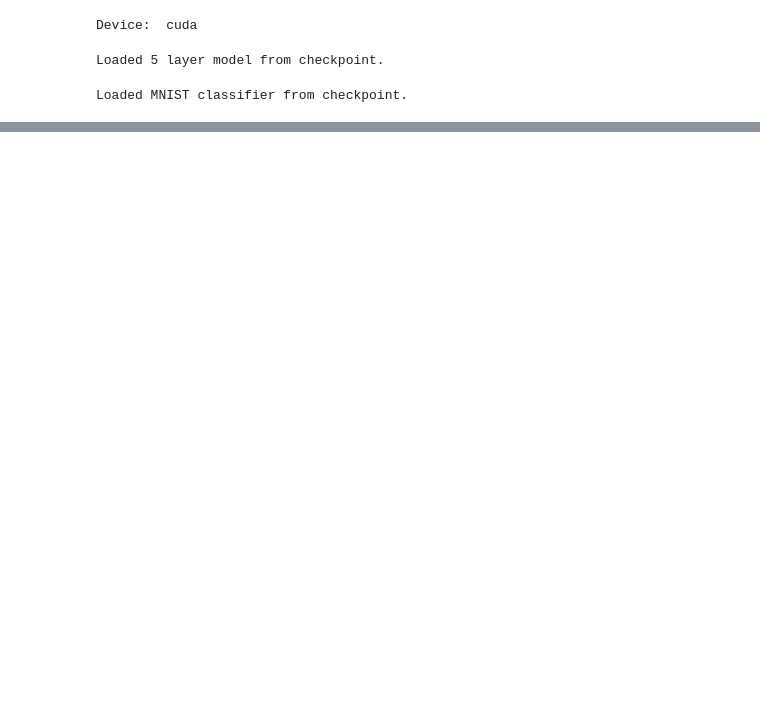
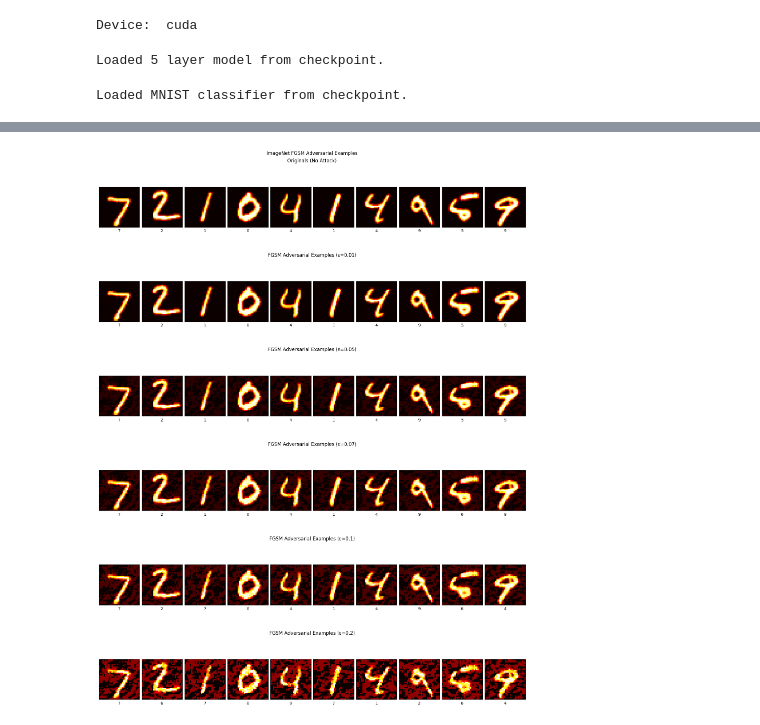
Before and after one commit to armanirodriguez/thesis-code, a Jupyter notebook: MNIST_experiments.ipynb, the cells around one changed output, grey strips where cells are left out. Drawn from its saved outputs; the diff is of its cells as text; code cells hidden in the pictures; blank space fills up the shorter version.

```diff
--- a/MNIST_experiments.ipynb
+++ b/MNIST_experiments.ipynb
@@ -76,7 +105,7 @@ accuracies_fgsm_attack_07 = []
 accuracies_fgsm_attack_10 = []
 accuracies_fgsm_attack_20 = []
 
-epsilons = [0.2, 0.01, 0.05, 0.07, 0.1]
+epsilons = [0.01, 0.05, 0.07, 0.1, 0.2]
 
 eps_to_array = {
     0.01 : accuracies_fgsm_attack_01,
@@ -114,9 +149,10 @@ accuracies_bim_attack_01 = []
 accuracies_bim_attack_05 = []
 accuracies_bim_attack_07 = []
 accuracies_bim_attack_10 = []
+accuracies_bim_attack_20 = []
 
-epsilons = [0.01, 0.05, 0.07, 0.1]
-arrays = [accuracies_bim_attack_01, accuracies_bim_attack_05, accuracies_bim_attack_07, accuracies_bim_attack_10]
+epsilons = [0.01, 0.05, 0.07, 0.1, 0.2]
+arrays = [accuracies_bim_attack_01, accuracies_bim_attack_05, accuracies_bim_attack_07, accuracies_bim_attack_10, accuracies_bim_attack_20]
 
 # BIM Attack
 for epsilon, array in zip(epsilons, arrays):
@@ -149,10 +189,11 @@ accuracies_pgd_attack_01 = []
 accuracies_pgd_attack_05 = []
 accuracies_pgd_attack_07 = []
 accuracies_pgd_attack_10 = []
+accuracies_pgd_attack_20 = []
 
 
-overshoots = [0.01, 0.05, 0.07, 0.1]
-arrays = [accuracies_pgd_attack_01, accuracies_pgd_attack_05, accuracies_pgd_attack_07, accuracies_pgd_attack_10]
+overshoots = [0.01, 0.05, 0.07, 0.1, 0.2]
+arrays = [accuracies_pgd_attack_01, accuracies_pgd_attack_05, accuracies_pgd_attack_07, accuracies_pgd_attack_10, accuracies_pgd_attack_20]
 
 # pgd Attack
 for overshoot, array in zip(overshoots, arrays):
@@ -264,0 +323,53 @@ plt.legend()
+# %%
+num_recons = 10
+
+toImage = ToPILImage()
+dataset = dl_test.dataset
+
+epsilons = [0.01, 0.05, 0.07, 0.1, 0.2]
+
+# create 3x1 subplots
+fig, axs = plt.subplots(nrows=len(epsilons) + 1, ncols=1, constrained_layout=True, figsize=(15,20))
+fig.suptitle('ImageNet FGSM Adversarial Examples')
+
+# clear subplots
+for ax in axs:
+    ax.remove()
+
+# add subfigure per subplot
+gridspec = axs[0].get_subplotspec().get_gridspec()
+subfigs = [fig.add_subfigure(gs) for gs in gridspec]
+
+for row, subfig in enumerate(subfigs):
+    axs = subfig.subplots(nrows=1, ncols=num_recons)
+    if row == 0:
+        subfig.suptitle(f'Originals (No Attack)')
+        y_pred = lenet_model(x.to(lenet_model.device))[:num_recons]
+        y_pred = y_pred.argmax(axis=1)
+        y_pred = list(map(lambda label : label.item(), y_pred))
+        for ndx, x_original in enumerate(x[:num_recons]):
+            axis = axs[ndx]
+            original_img = toImage(x_original)
+            axis.get_yaxis().set_ticks([])
+            axis.get_xaxis().set_ticks([])
+            axis.imshow(original_img, cmap='hot')
+            axis.set_xlabel(y_pred[ndx])
+    else:
+        epsilon = epsilons[row - 1]
+        subfig.suptitle(f'FGSM Adversarial Examples (ε={epsilon})')
+        attack = torchattacks.FGSM(lenet_model, eps=epsilon)
+        attacked_x = attack(x,y)
+        attacked_y_pred = lenet_model(attacked_x.to(lenet_model.device))[:num_recons]
+        attacked_y_pred = attacked_y_pred.argmax(axis=1)
+        attacked_y_pred = list(map(lambda label : label.item(), attacked_y_pred))
+        for img_ndx, x_attacked in enumerate(attacked_x[:num_recons]):
+            axis = axs[img_ndx]
+            attacked_img = toImage(x_attacked)
+            axis.get_yaxis().set_ticks([])
+            axis.get_xaxis().set_ticks([])
+            axis.imshow(attacked_img, cmap='hot')
+            axis.set_xlabel(attacked_y_pred[img_ndx])
+plt.savefig("resources/mnist_fgsm.png")
+plt.show()
+# %% [output]
+[figure, added]
```
Also changed, not shown: parts of 11 cells of this notebook, 14 other files.
